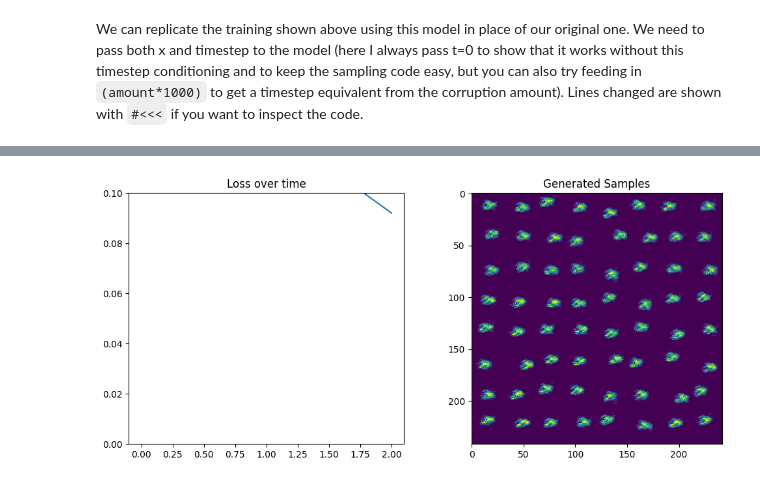
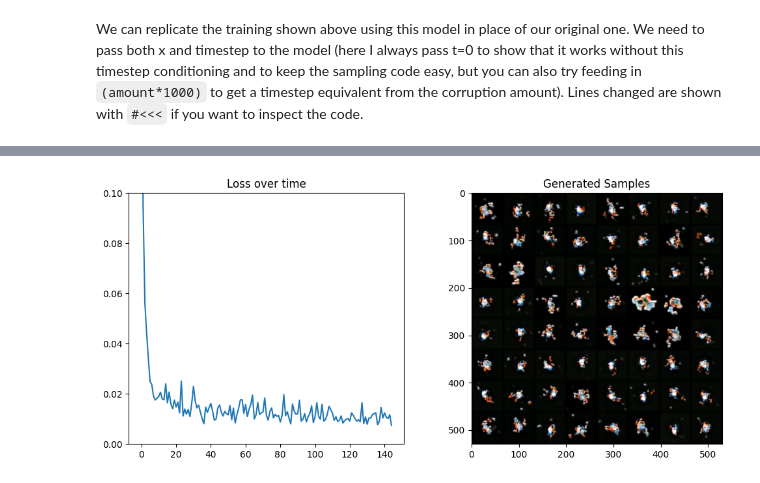
Before and after one commit to shani1610/learning-diffusion-models, a Jupyter notebook: huggingface_course/02_diffusion_models_from_scratch(pokemons).ipynb, the cells around one changed output, grey strips where cells are left out. Cells and saved outputs as stored; diff of their text form; code cells hidden in the pictures.

```diff
--- a/huggingface_course/02_diffusion_models_from_scratch(pokemons).ipynb
+++ b/huggingface_course/02_diffusion_models_from_scratch(pokemons).ipynb
@@ -267,6 +266,6 @@ class BasicUNet(nn.Module):
 We can verify that the output shape is the same as the input, as we expect:
 # %%
 net = BasicUNet()
-x = torch.rand(8, 3, 28, 28)
+x = torch.rand(8, 3, 64, 64)
 net(x).shape
 # %% [output]
@@ -294,7 +293,7 @@ We can now have a go at training the network.
 Feel free to modify this and see if you can get it working better!
 # %%
 # Dataloader (you can mess with batch size)
-batch_size = 128
+batch_size = 8
 train_dataloader = DataLoader(train_data, batch_size=batch_size, shuffle=True)
 
 # How many runs through the data should we do?
@@ -389,7 +388,7 @@ Repeat a few times and (if all goes well) we get an image out! Here is that proc
 # %%
 #Sampling strategy: Break the process into 5 steps and move 1/5'th of the way there each time:
 n_steps = 5
-x = torch.rand(8, 3, 28, 28).to(device) # Start from random
+x = torch.rand(8, 3, 64, 64).to(device) # Start from random
 step_history = [x.detach().cpu()]
 pred_output_history = []
 
@@ -414,7 +413,7 @@ We can split the process up into more steps, and hope for better images that way
 # %%
 #Showing more results, using 40 sampling steps
 n_steps = 40
-x = torch.rand(64, 3, 28, 28).to(device)
+x = torch.rand(64, 3, 64, 64).to(device)
 for i in range(n_steps):
   noise_amount = torch.ones((x.shape[0], )).to(device) * (1-(i/n_steps)) # Starting high going low
   with torch.no_grad():
@@ -489,18 +488,18 @@ We can replicate the training shown above using this model in place of our origi
 #Trying UNet2DModel instead of BasicUNet:
 
 # Dataloader (you can mess with batch size)
-batch_size = 128
+batch_size = 28
 train_dataloader = DataLoader(train_data, batch_size=batch_size, shuffle=True)
 
 # How many runs through the data should we do?
-n_epochs = 3
+n_epochs = 5
 
 # Create the network
 net = UNet2DModel(
-    sample_size=28,  # the target image resolution
+    sample_size=64,  # the target image resolution
     in_channels=3,  # the number of input channels, 3 for RGB images
     out_channels=3,  # the number of output channels
-    layers_per_block=2,  # how many ResNet layers to use per UNet block
+    layers_per_block=4,  # how many ResNet layers to use per UNet block
     block_out_channels=(32, 64, 64),  # Roughly matching our basic unet example
     down_block_types=(
         "DownBlock2D",  # a regular ResNet downsampling block
@@ -561,8 +560,8 @@ axs[0].set_ylim(0, 0.1)
 axs[0].set_title('Loss over time')
 
 # Samples
-n_steps = 40
-x = torch.rand(64, 3, 28, 28).to(device)
+n_steps = 50
+x = torch.rand(64, 3, 64, 64).to(device)
 for i in range(n_steps):
   noise_amount = torch.ones((x.shape[0], )).to(device) * (1-(i/n_steps)) # Starting high going low
   with torch.no_grad():
@@ -570,6 +569,6 @@ for i in range(n_steps):
   mix_factor = 1/(n_steps - i)
   x = x*(1-mix_factor) + pred*mix_factor
 
-axs[1].imshow(torchvision.utils.make_grid(x.detach().cpu(), nrow=8)[0].clip(0, 1))
+axs[1].imshow(torchvision.utils.make_grid(x.detach().cpu(), nrow=8).clip(0, 1).permute(1, 2, 0))
 axs[1].set_title('Generated Samples');
 # %% [output]
@@ -579 +580 @@ Finished epoch 2. Average loss for this epoch: 0.092036
-[figure, old version]
+[figure, new version]
```
Also changed, not shown: parts of 14 cells of this notebook.
